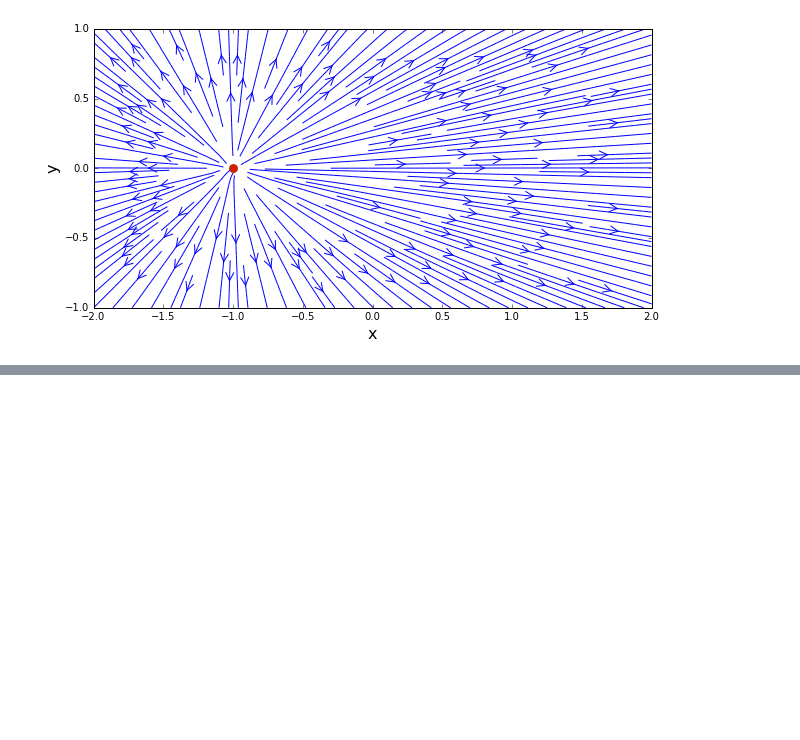
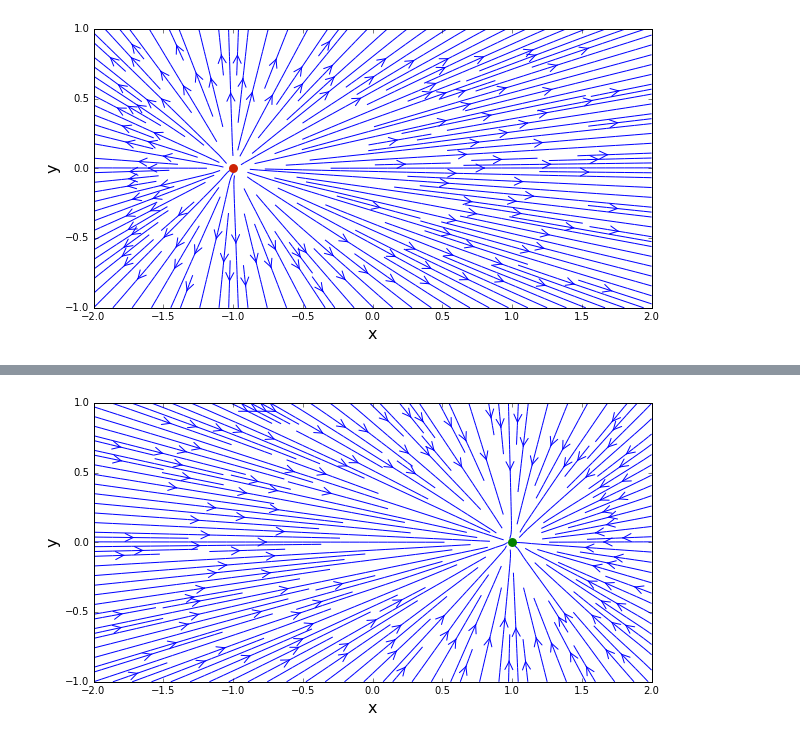
Before and after one commit to Pjgeno14/mae6226-workspace, a Jupyter notebook: Lesson1.ipynb, the cells around one changed output, grey strips where cells are left out. Saved outputs shown, nothing was run; the diff lists cells and outputs as text; code cells hidden in the pictures; blank space fills up the shorter version.

```diff
--- a/Lesson1.ipynb
+++ b/Lesson1.ipynb
@@ -68,20 +68,20 @@ pyplot.scatter(x_source,y_source,color='#CD2305',s=80,marker='o',linewidth=0)
 <matplotlib.collections.PathCollection at 0x...>
 [figure]
 # %%
-strength_sink=-5.0            # strength of the sink
-x_sink,y_sink=1.0,0.0         # location of the sink
+strength_sink = -5.0            # strength of the sink
+x_sink,y_sink = 1.0,0.0         # location of the sink
 
 #compute the velocity on the mesh grid
-u_sink=strength_sink/(2*math.pi)*(X-x_sink)/((X-x_sink)**2+(Y-y_sink)**2)
-v_sink=strength_sink/(2*math.pi)*(X-x_sink)/((X-x_sink)**2+(Y-y_sink)**2)
+u_sink = strength_sink/(2*math.pi) * (X-x_sink)/((X-x_sink)**2+(Y-y_sink)**2)
+v_sink = strength_sink/(2*math.pi) * (Y-y_sink)/((X-x_sink)**2+(Y-y_sink)**2)
 # %%
 # plot the streamlines
 size=10
-pyplot.figure(figsize=(size,(y_end-y_start)/(x_end-x_start*size))
-pyplot.xlabel=('x', fontsize=16)
-pyplot.ylabel=('y', fontsize=16)
+pyplot.figure(figsize=(size,(y_end-y_start)/(x_end-x_start)*size))
+pyplot.xlabel('x',fontsize=16)
+pyplot.ylabel('y',fontsize=16)
 pyplot.xlim(x_start,x_end)
 pyplot.ylim(y_start,y_end)
 pyplot.streamplot(X,Y,u_sink,v_sink,density=2,linewidth=1,arrowsize=2,arrowstyle='->')
-pyplot.scatter(x_sink,y_sink,color='#CD2305',s=80,marker='o',linewidth=0)
+pyplot.scatter(x_sink,y_sink,color='green',s=80,marker='o',linewidth=0);
 # %% [output]
@@ -88,0 +88 @@ SyntaxError: invalid syntax (<ipython-input-26-82f942bdc30c>, line 4)
+[figure, added]
```
Also changed, not shown: parts of 2 cells of this notebook.
